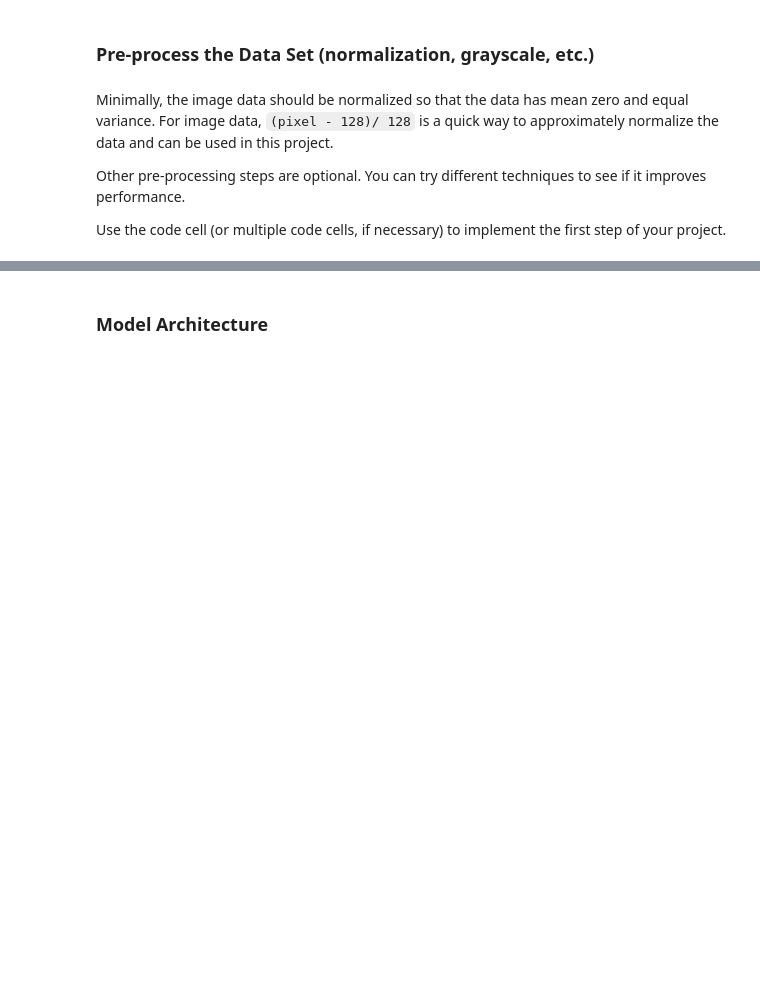
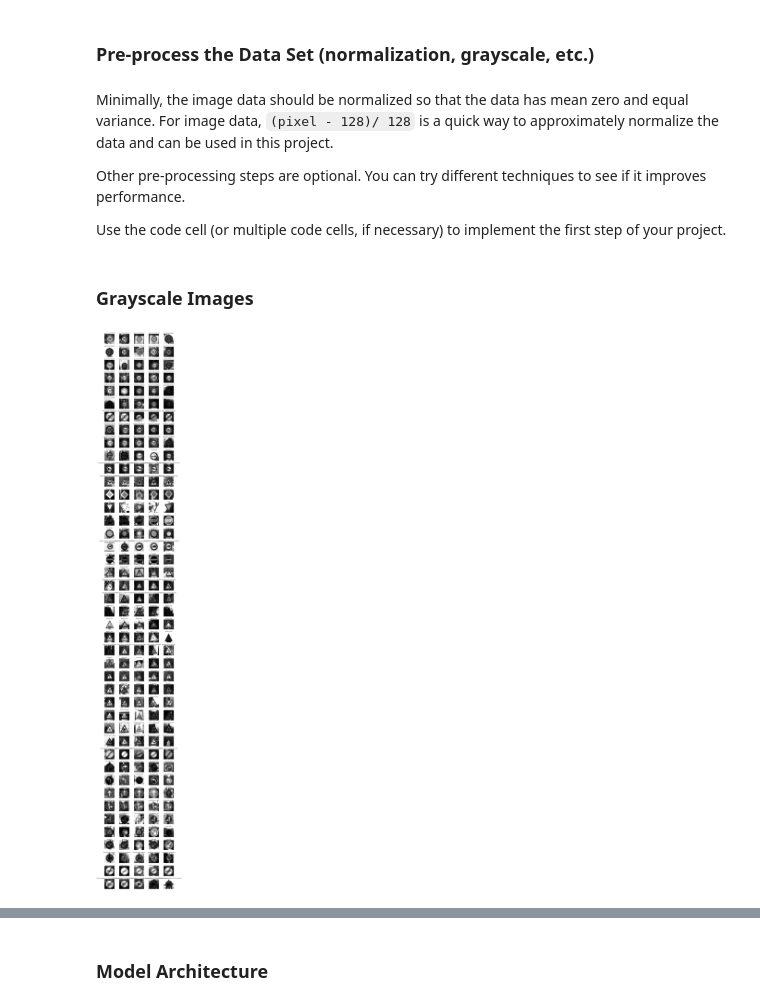
Before and after one commit to aboerzel/Traffic-Sign-Classifier, a Jupyter notebook: Traffic_Sign_Classifier.ipynb, the cells around one changed output, grey strips where cells are left out. Drawn from its saved outputs; the diff is of its cells as text; code cells hidden in the pictures; blank space fills up the shorter version.

```diff
--- a/Traffic_Sign_Classifier.ipynb
+++ b/Traffic_Sign_Classifier.ipynb
@@ -92,0 +95,26 @@ The [Matplotlib](http://matplotlib.org/) [examples](http://matplotlib.org/exampl
+# %%
+### Data exploration visualization code goes here.
+### Feel free to use as many code cells as needed.
+import csv
+
+# load class-ids and sign names from csv file
+def load_signnames_from_csv(filename):
+    rows = []
+    with open(filename) as csvfile:
+        reader = csv.reader(csvfile, delimiter=',')
+        next(reader)  # skip header
+        for row in reader:
+            class_id = row[0]
+            sign_name = row[1]
+            rows.append((class_id, sign_name))
+
+    return np.array(rows)
+
+
+sign_names = load_signnames_from_csv('signnames.csv')
+num_classes = len(sign_names)
+print('Number of classes: {}'.format(num_classes))
+print()
+
+for sign in sign_names:
+    print('{:4d}: {}'.format(int(sign[0]), sign[1]))
@@ -154,7 +208,26 @@ Minimally, the image data should be normalized so that the data has mean zero an
 Other pre-processing steps are optional. You can try different techniques to see if it improves performance.
 
 Use the code cell (or multiple code cells, if necessary) to implement the first step of your project.
+# %% [markdown]
+### Grayscale Images
 # %%
 ### Preprocess the data here. It is required to normalize the data. Other preprocessing steps could include
 ### converting to grayscale, etc.
 ### Feel free to use as many code cells as needed.
+import cv2
+
+# convert images to grayscale
+def to_grayscale(images):
+    result = []
+    for image in images:
+        result.append(cv2.cvtColor(image, cv2.COLOR_BGR2GRAY))
+    return np.array(result)
+
+
+X_train = to_grayscale(X_train)
+X_valid = to_grayscale(X_valid)
+X_test = to_grayscale(X_test)
+
+show_dataset(X_train, y_train, sign_names)
+# %% [output]
+[figure, added]
```
Also changed, not shown: parts of 9 cells of this notebook.
